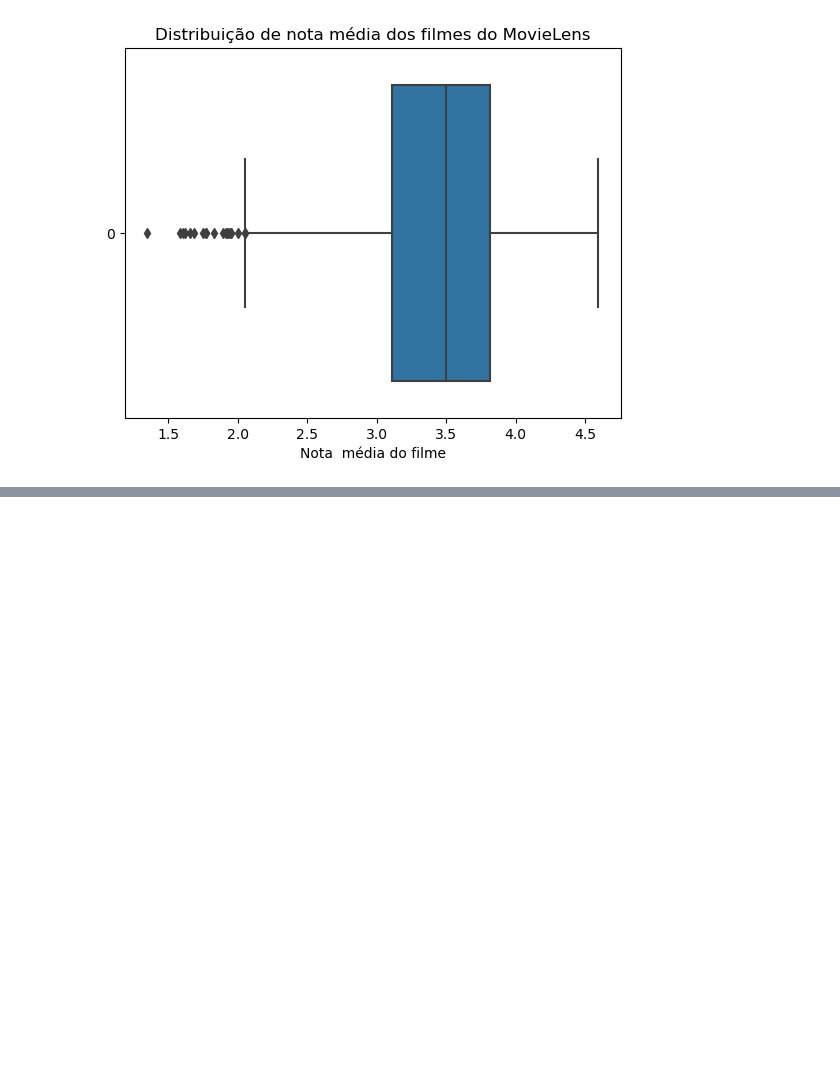
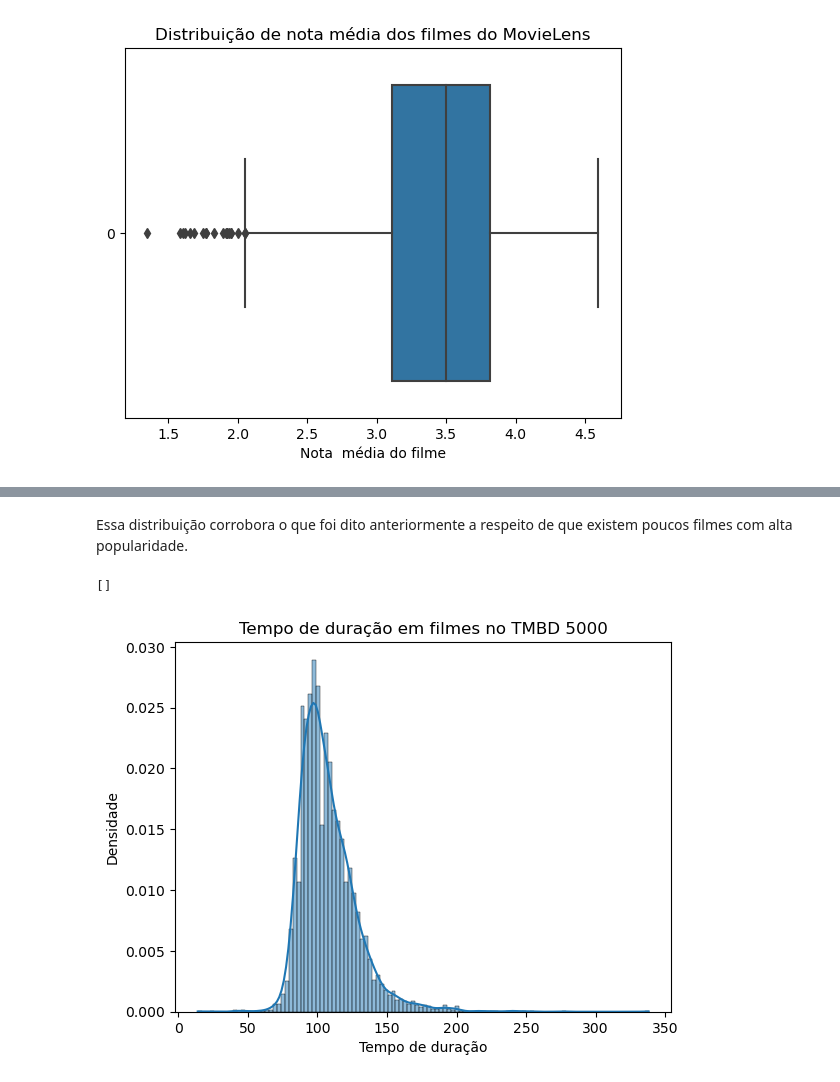
Before and after one commit to ledsouza/data-science-introducao-a-testes-estatisticos-com-python, a Jupyter notebook: DataScience_introducao_a_testes.ipynb, the cells around one changed output, grey strips where cells are left out. Drawn from its saved outputs; the diff is of its cells as text; code cells hidden in the pictures; blank space fills up the shorter version.

```diff
--- a/DataScience_introducao_a_testes.ipynb
+++ b/DataScience_introducao_a_testes.ipynb
@@ -192,0 +222,10 @@ ax.plot()
+# %% [markdown]
+Essa distribuição corrobora o que foi dito anteriormente a respeito de que existem poucos filmes com alta popularidade.
+# %%
+ax = sns.histplot(data = tmdb.query('runtime > 0')['runtime'], kde=True, stat='density')
+ax.set(xlabel='Tempo de duração', ylabel='Densidade')
+ax.set_title('Tempo de duração em filmes no TMBD 5000')
+ax.plot()
+# %% [output]
+[]
+[figure, added]
```
Also changed, not shown: parts of 9 cells of this notebook.
